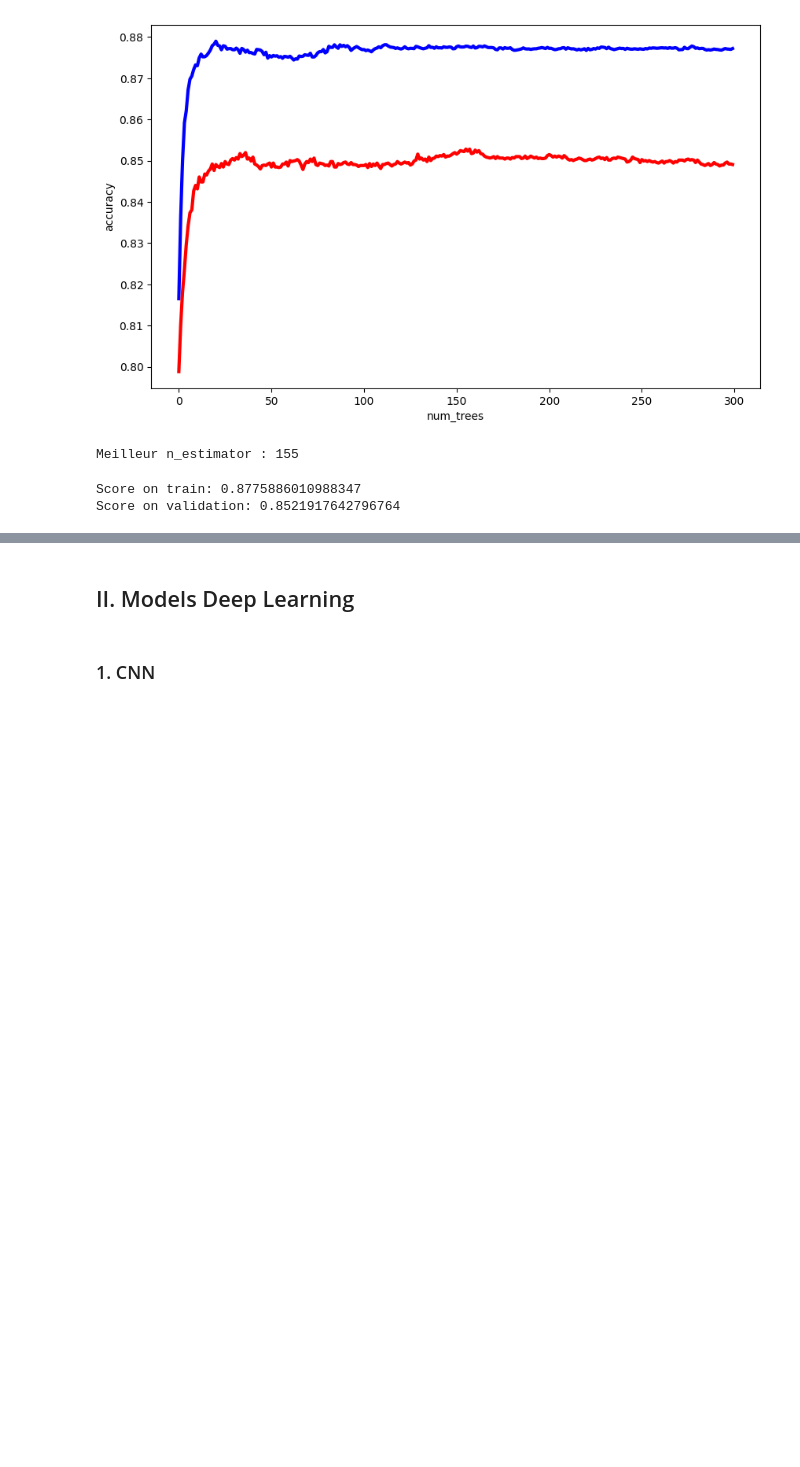
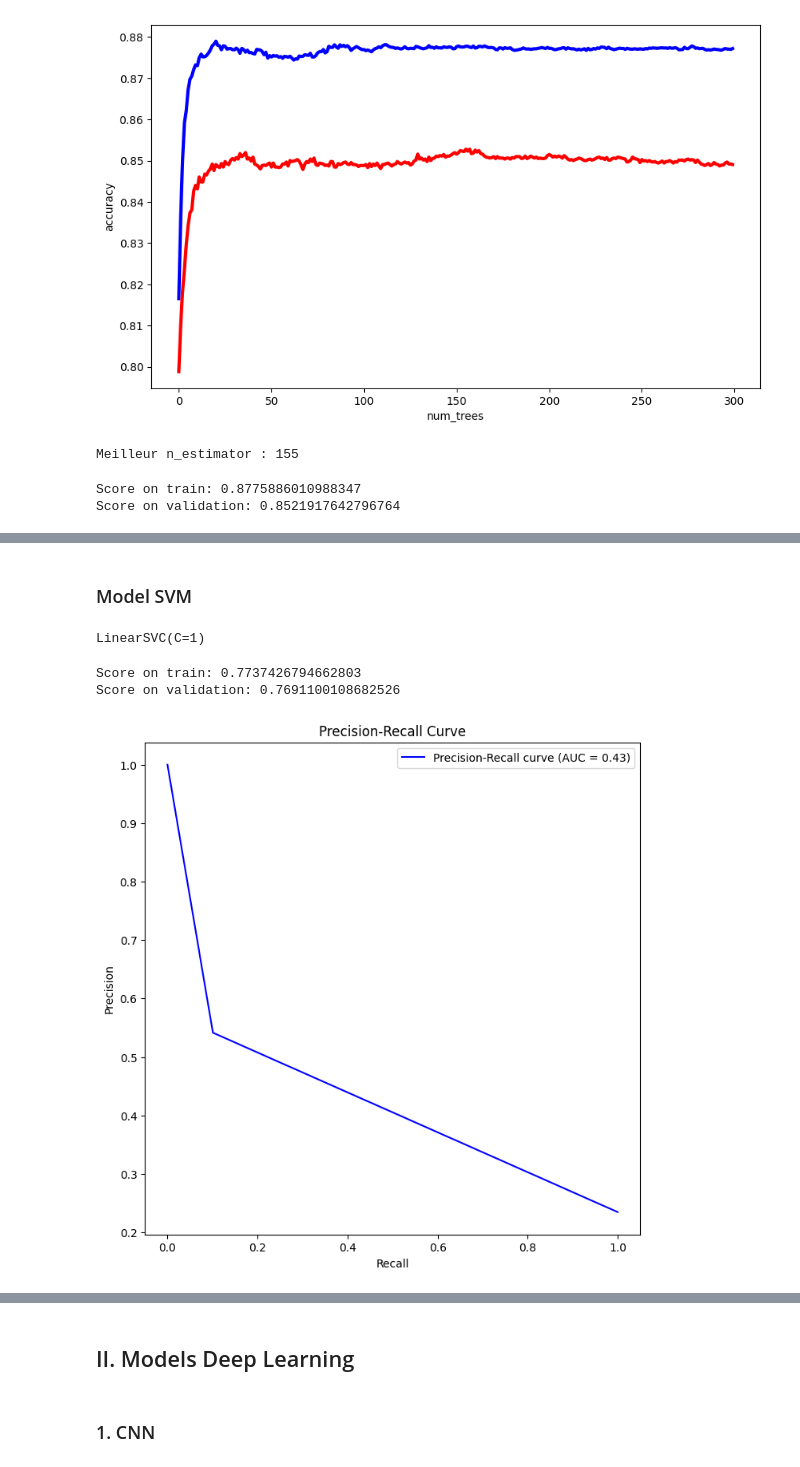
Before and after one commit to NesrineGuesmii/DataSc_Projet, a Jupyter notebook: Classification binaire.ipynb, the cells around one changed output, grey strips where cells are left out. Drawn from its saved outputs; the diff is of its cells as text; code cells hidden in the pictures; blank space fills up the shorter version.

Commit message:
SVM (LinearSVC)

```diff
--- a/Classification binaire.ipynb
+++ b/Classification binaire.ipynb
@@ -107,6 +108,23 @@ Shape du dataset binaire :
 
 Shape du dataset multiclasse :
 (32, 40, 40, 1)
+# %%
+def DrawConfusionMatrix(y, y_pred, labels=None):
+    cm = confusion_matrix(y, y_pred)
+    disp = ConfusionMatrixDisplay(confusion_matrix=cm, display_labels=labels)
+    disp.plot()
+    plt.show()
+
+def DrawPrecisionRecallCurve(y_validation, y_val_pred):
+    precision, recall, _ = precision_recall_curve(y_validation, y_val_pred)
+    auc_score = auc(recall, precision)
+    plt.figure(figsize=(8, 8))
+    plt.plot(recall, precision, label=f'Precision-Recall curve (AUC = {auc_score:.2f})', color='b')
+    plt.xlabel('Recall')
+    plt.ylabel('Precision')
+    plt.title('Precision-Recall Curve')
+    plt.legend(loc='best')
+    plt.show()
 # %% [markdown]
 ## I. Models Machine Learning
 # %% [markdown]
@@ -204,0 +219,19 @@ plt.show()
+# %% [markdown]
+### Model SVM
+# %%
+svm = LinearSVC(C=1, fit_intercept=True)
+svm.fit(X_train, y_train)
+# %% [output]
+LinearSVC(C=1)
+# %%
+y_val_pred = svm.predict(X_validation)
+
+print(f"Score on train: {str(svm.score(X_train, y_train))}")
+print(f"Score on validation: {str(svm.score(X_validation, y_validation))}")
+# %% [output]
+Score on train: 0.7737426794662803
+Score on validation: 0.7691100108682526
+# %%
+DrawPrecisionRecallCurve(y_validation, y_val_pred)
+# %% [output]
+[figure, added]
```
Also changed, not shown: parts of 5 cells of this notebook.
